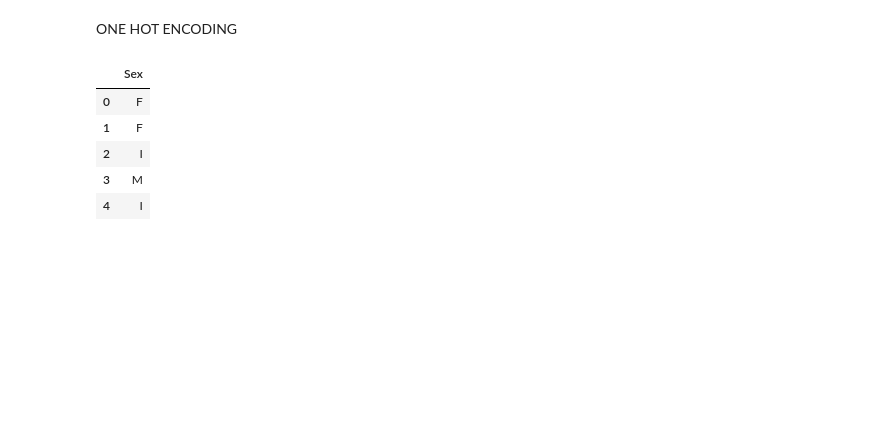
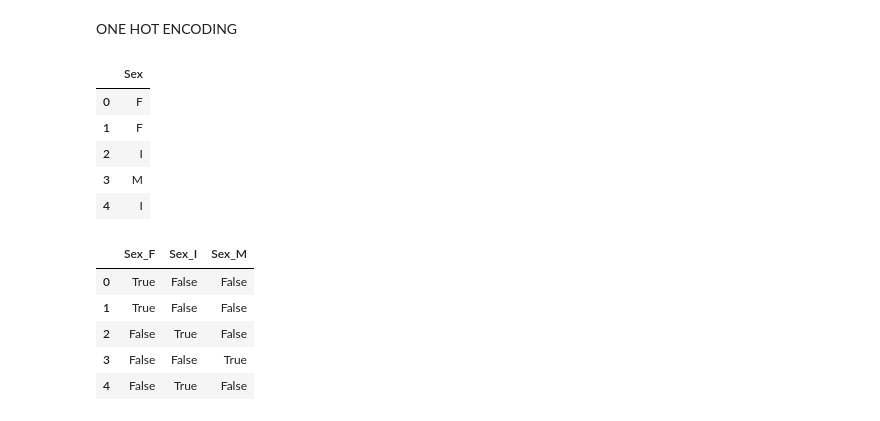
Before and after one commit to Cralsic123/Optuna-for-abalone-dataset, a Jupyter notebook: Optuna_.ipynb, the cells around one changed output. Saved outputs shown, nothing was run; the diff lists cells and outputs as text; code cells hidden in the pictures; blank space fills up the shorter version.

```diff
--- a/Optuna_.ipynb
+++ b/Optuna_.ipynb
@@ -185,3 +185,14 @@ train_to_ohe.head()
 | 2 | I |
 | 3 | M |
 | 4 | I |
+# %%
+ohe_train = pd.get_dummies(train_to_ohe, columns =train_to_ohe.columns )
+ohe_test  = pd.get_dummies(test_to_ohe, columns = train_to_ohe.columns)
+ohe_train.head()
+# %% [output]
+|  | Sex_F | Sex_I | Sex_M |
+| 0 | True | False | False |
+| 1 | True | False | False |
+| 2 | False | True | False |
+| 3 | False | False | True |
+| 4 | False | True | False |
```
Also changed, not shown: parts of 7 cells of this notebook.
